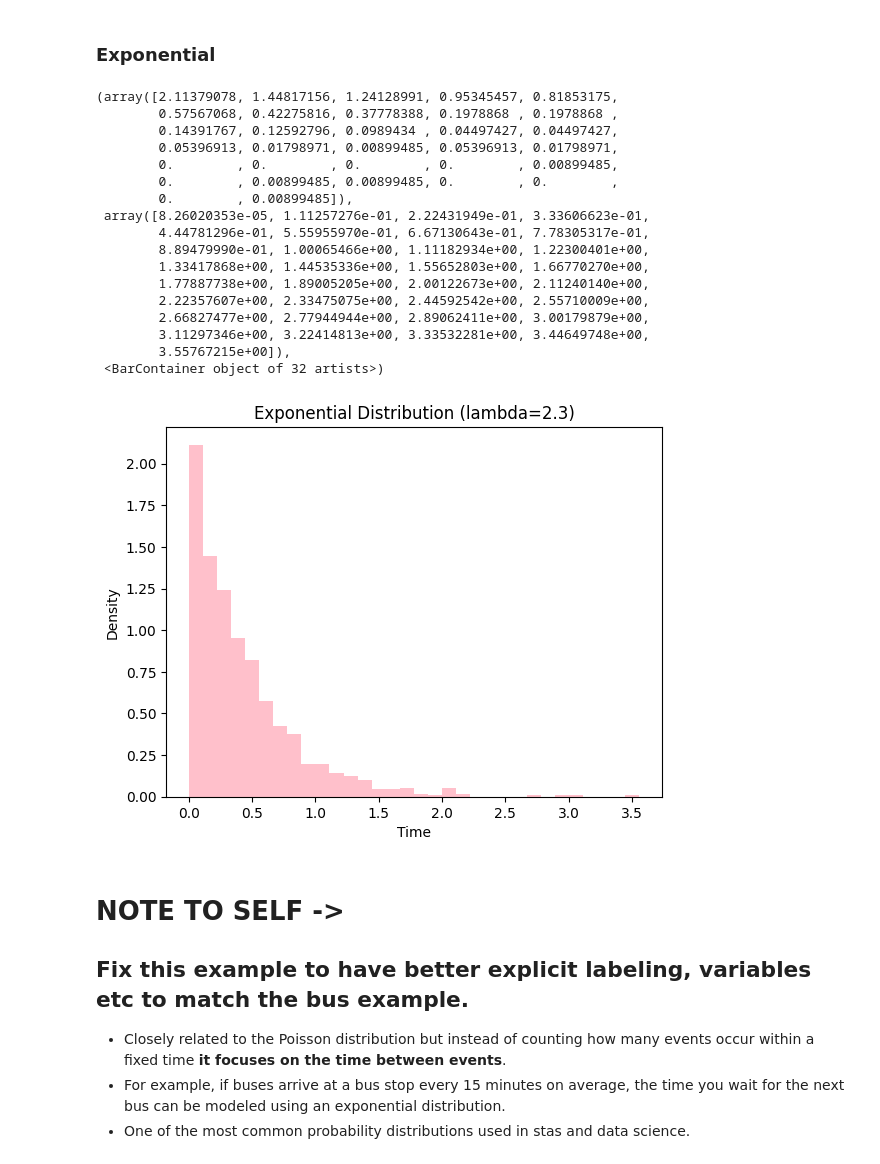
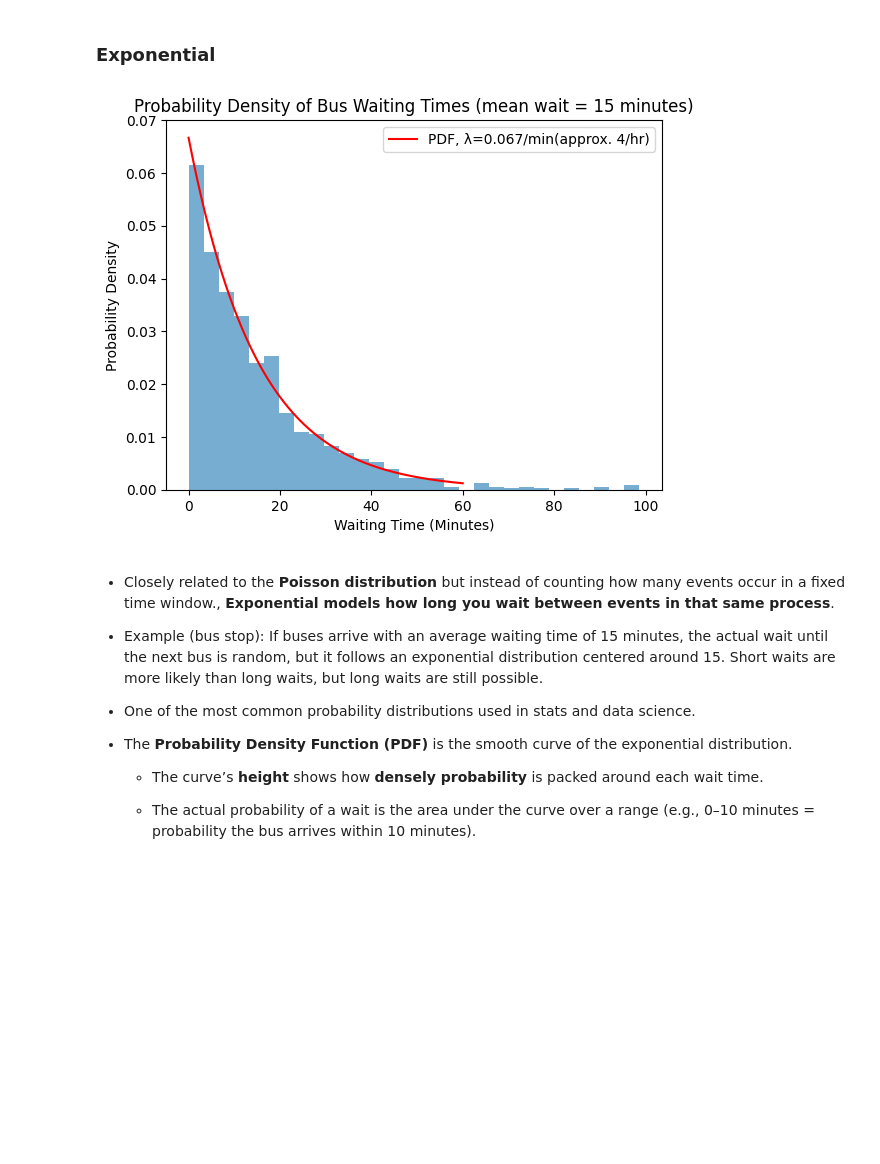
Before and after one commit to zanemilo/pre-ms-bioinfo, a Jupyter notebook: examples/stats/Distributions_Examples.ipynb, the cells around one changed output. Cells and saved outputs as stored; diff of their text form; code cells hidden in the pictures; blank space fills up the shorter version.

Commit message:
Update Distributions Example Notebook and update Readme

```diff
--- a/examples/stats/Distributions_Examples.ipynb
+++ b/examples/stats/Distributions_Examples.ipynb
@@ -178,40 +181,33 @@ plt.show()
     μ=9 → a busier road (avg. 9 cars/hour).
 # %% [markdown]
 ### **Exponential**
-# %%
-# In this example we express the waiting time
-
-# Generate exponetial data
-data = np.random.exponential(1/lam, 1000)
-
-
-plt.title(f"Exponential Distribution (lambda={lam})")
-plt.xlabel("Time")
-plt.ylabel("Density")
-plt.hist(data, bins=32, density=True, color='pink')
-# %% [output]
-(array([2.11379078, 1.44817156, 1.24128991, 0.95345457, 0.81853175,
-        0.57567068, 0.42275816, 0.37778388, 0.1978868 , 0.1978868 ,
-        0.14391767, 0.12592796, 0.0989434 , 0.04497427, 0.04497427,
-        0.05396913, 0.01798971, 0.00899485, 0.05396913, 0.01798971,
-        0.        , 0.        , 0.        , 0.        , 0.00899485,
-        0.        , 0.00899485, 0.00899485, 0.        , 0.        ,
-        0.        , 0.00899485]),
- array([8.26020353e-05, 1.11257276e-01, 2.22431949e-01, 3.33606623e-01,
-        4.44781296e-01, 5.55955970e-01, 6.67130643e-01, 7.78305317e-01,
-        8.89479990e-01, 1.00065466e+00, 1.11182934e+00, 1.22300401e+00,
-        1.33417868e+00, 1.44535336e+00, 1.55652803e+00, 1.66770270e+00,
-        1.77887738e+00, 1.89005205e+00, 2.00122673e+00, 2.11240140e+00,
-        2.22357607e+00, 2.33475075e+00, 2.44592542e+00, 2.55710009e+00,
-        2.66827477e+00, 2.77944944e+00, 2.89062411e+00, 3.00179879e+00,
-        3.11297346e+00, 3.22414813e+00, 3.33532281e+00, 3.44649748e+00,
-        3.55767215e+00]),
- <BarContainer object of 32 artists>)
-[figure, removed]
+# %%
+mean_wait = 15 # minutes
+lam = 1 / mean_wait  # λ = 0.0667 per minute -> approx 4/hr
+
+x = np.linspace(0, 60, 200)  # From 0->60 (minutes), generate 200 points for the smooth curve.
+pdf = lam * np.exp(-lam * x)  # Probability Density Function
+
+plt.plot(x, pdf, 'r-', label=f"PDF, λ={lam:.3f}/min(approx. 4/hr)") # 'r-' solid red line
+plt.hist(np.random.exponential(mean_wait, 1000), bins=30, density=True, alpha=0.6)
+
+
+plt.title("Probability Density of Bus Waiting Times (mean wait = 15 minutes)")
+plt.xlabel("Waiting Time (Minutes)")
+plt.ylabel("Probability Density")
+plt.legend()
+plt.show()
+# %% [output]
+[figure, added]
 # %% [markdown]
-# NOTE TO SELF ->
-## Fix this example to have better explicit labeling, variables etc to match the bus example.
+- Closely related to the **Poisson distribution** but instead of counting how many events occur in a fixed time window., **Exponential models how long you wait between events in that same process**.
 
-- Closely related to the Poisson distribution but instead of counting how many events occur within a fixed time **it focuses on the time between events**.
-- For example, if buses arrive at a bus stop every 15 minutes on average, the time you wait for the next bus can be modeled using an exponential distribution.
-- One of the most common probability distributions used in stas and data science.
+- Example (bus stop): If buses arrive with an average waiting time of 15 minutes, the actual wait until the next bus is random, but it follows an exponential distribution centered around 15. Short waits are more likely than long waits, but long waits are still possible.
+
+- One of the most common probability distributions used in stats and data science.
+
+- The **Probability Density Function (PDF)** is the smooth curve of the exponential distribution.
+
+  - The curve’s **height** shows how **densely probability** is packed around each wait time.
+
+  - The actual probability of a wait is the area under the curve over a range (e.g., 0–10 minutes = probability the bus arrives within 10 minutes).
```
Also changed, not shown: parts of 8 cells of this notebook, 1 other file.
